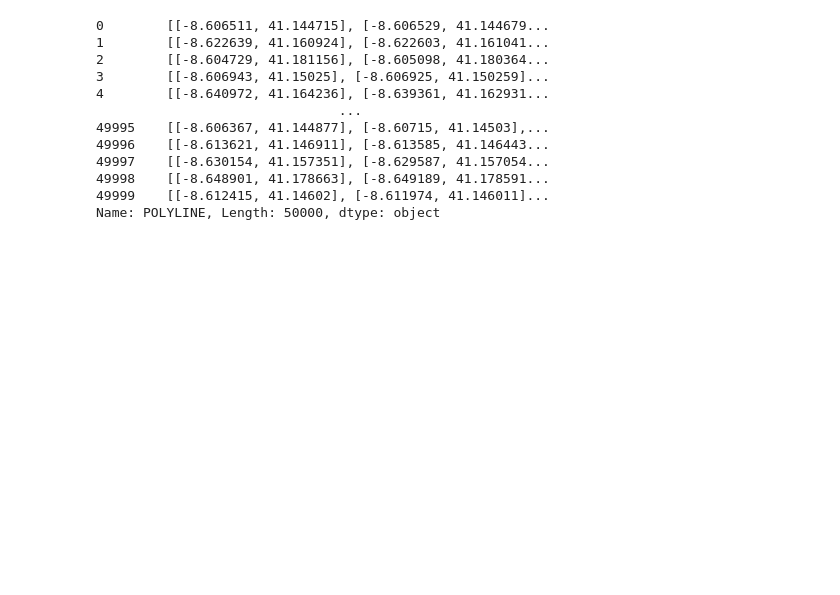
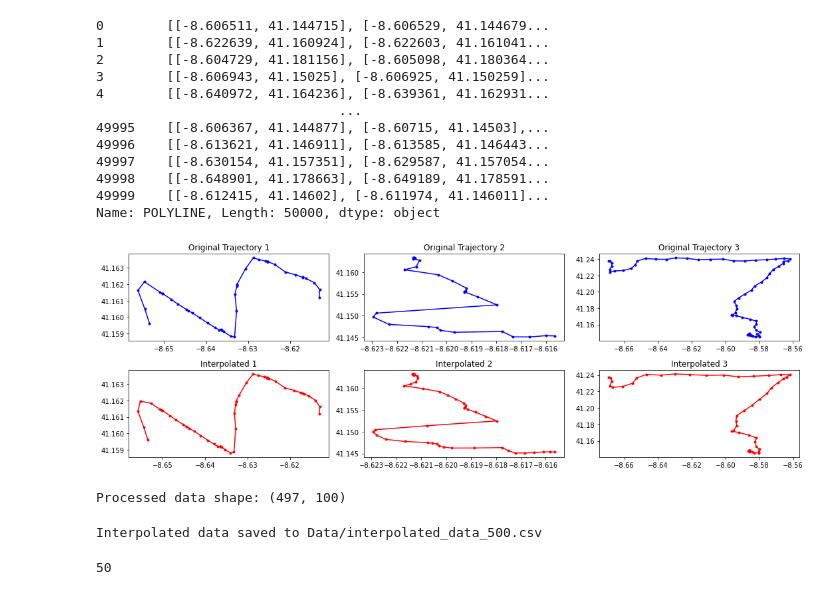
Before and after one commit to Lorbru/VariationalInference, a Jupyter notebook: demo.ipynb, the cells around one changed output. Drawn from its saved outputs; the diff is of its cells as text; code cells hidden in the pictures; blank space fills up the shorter version.

Commit message:
Interpolation df

```diff
--- a/demo.ipynb
+++ b/demo.ipynb
@@ -114,3 +114,26 @@ df
 49998    [[-8.648901, 41.178663], [-8.649189, 41.178591...
 49999    [[-8.612415, 41.14602], [-8.611974, 41.146011]...
 Name: POLYLINE, Length: 50000, dtype: object
+# %%
+# Load and interpolate data
+n_traj = 500
+processed_data, original_df = interpolate_data(df,n_traj)
+
+# Visualize results
+visualize_interpolation(original_df['POLYLINE'], processed_data)
+
+print(f"Processed data shape: {processed_data.shape}")
+# %% [output]
+[figure, added]
+Processed data shape: (497, 100)
+# %%
+# Save results
+save_interpolated_to_csv(processed_data.reshape(-1, 50, 2), f'Data/interpolated_data_{n_traj}.csv')
+# %% [output]
+Interpolated data saved to Data/interpolated_data_500.csv
+# %%
+interpolated_traj = pd.read_csv(f'Data/interpolated_data_{n_traj}.csv')
+interpolated_traj['POLYLINE'] = interpolated_traj['POLYLINE'].apply(json.loads)
+len(interpolated_traj['POLYLINE'].iloc[100])
+# %% [output]
+50
```
Also changed, not shown: parts of 2 cells of this notebook, 1 other file.
